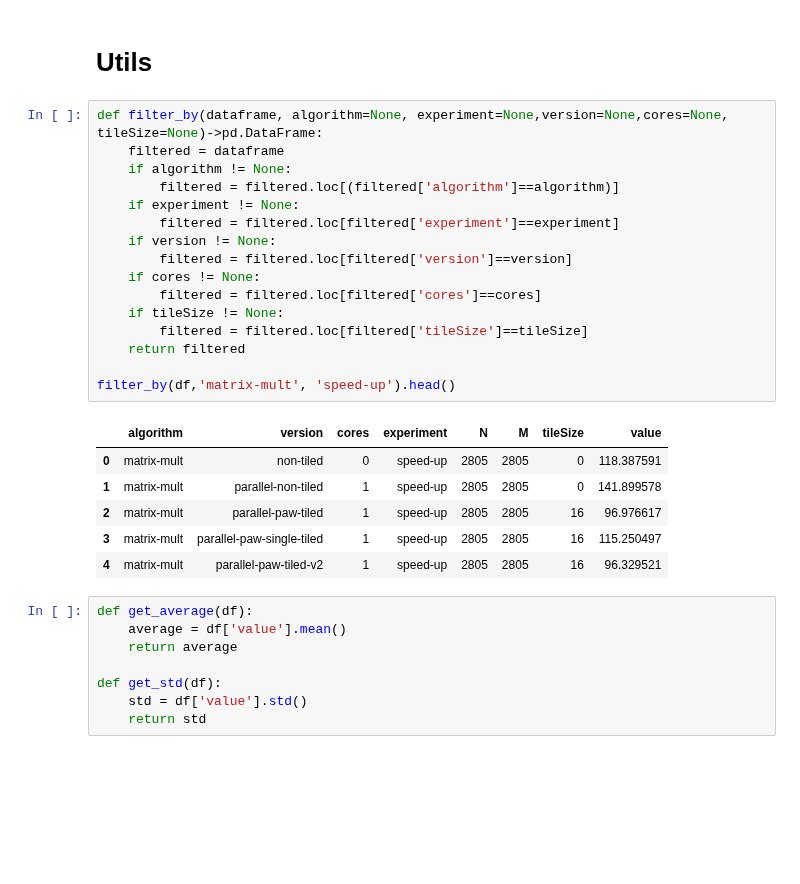
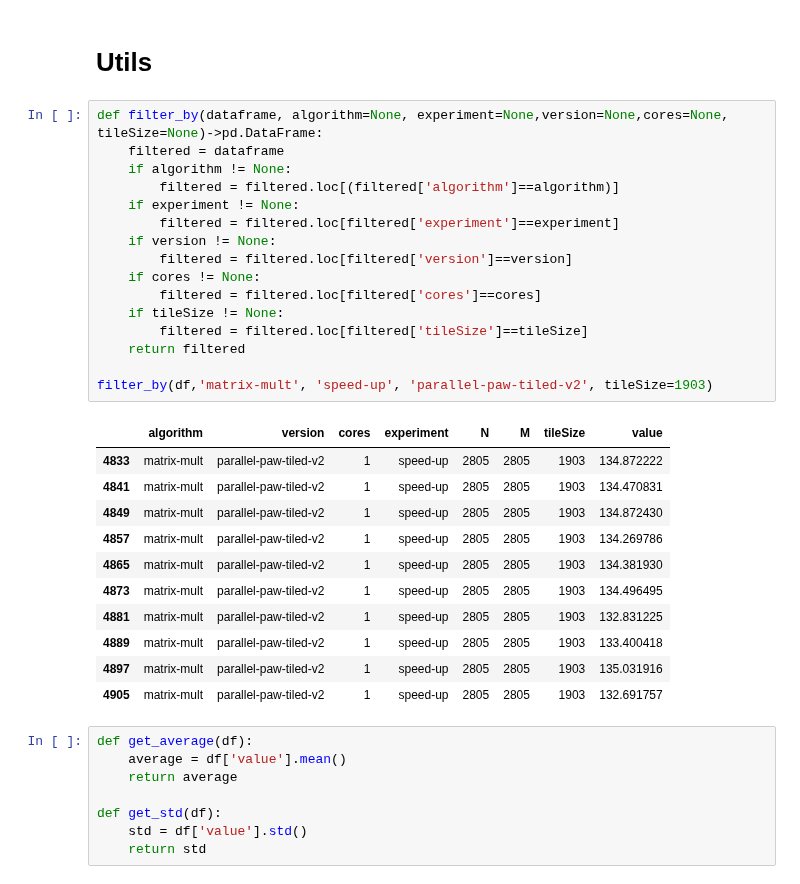
Before and after one commit to mgltorsa/Cetus-Paw-Tiling-Experiments, a Jupyter notebook: tiling/experiments/tileSize/matrix-multiplication/mm-notebook.ipynb, the cells around one changed output. Saved outputs shown, nothing was run; the diff lists cells and outputs as text; blank space fills up the shorter version.

```diff
--- a/tiling/experiments/tileSize/matrix-multiplication/mm-notebook.ipynb
+++ b/tiling/experiments/tileSize/matrix-multiplication/mm-notebook.ipynb
@@ -34,26 +34,31 @@ df
 # %%
 def filter_by(dataframe, algorithm=None, experiment=None,version=None,cores=None, tileSize=None)->pd.DataFrame:
     filtered = dataframe
     if algorithm != None:
         filtered = filtered.loc[(filtered['algorithm']==algorithm)]
     if experiment != None:
         filtered = filtered.loc[filtered['experiment']==experiment]
     if version != None:
         filtered = filtered.loc[filtered['version']==version]
     if cores != None:
         filtered = filtered.loc[filtered['cores']==cores]
     if tileSize != None:
         filtered = filtered.loc[filtered['tileSize']==tileSize]
     return filtered
 
-filter_by(df,'matrix-mult', 'speed-up').head()
+filter_by(df,'matrix-mult', 'speed-up', 'parallel-paw-tiled-v2', tileSize=1903)
 # %% [output]
 |  | algorithm | version | cores | experiment | N | M | tileSize | value |
-| 0 | matrix-mult | non-tiled | 0 | speed-up | 2805 | 2805 | 0 | 118.387591 |
-| 1 | matrix-mult | parallel-non-tiled | 1 | speed-up | 2805 | 2805 | 0 | 141.899578 |
-| 2 | matrix-mult | parallel-paw-tiled | 1 | speed-up | 2805 | 2805 | 16 | 96.976617 |
-| 3 | matrix-mult | parallel-paw-single-tiled | 1 | speed-up | 2805 | 2805 | 16 | 115.250497 |
-| 4 | matrix-mult | parallel-paw-tiled-v2 | 1 | speed-up | 2805 | 2805 | 16 | 96.329521 |
+| 4833 | matrix-mult | parallel-paw-tiled-v2 | 1 | speed-up | 2805 | 2805 | 1903 | 134.872222 |
+| 4841 | matrix-mult | parallel-paw-tiled-v2 | 1 | speed-up | 2805 | 2805 | 1903 | 134.470831 |
+| 4849 | matrix-mult | parallel-paw-tiled-v2 | 1 | speed-up | 2805 | 2805 | 1903 | 134.872430 |
+| 4857 | matrix-mult | parallel-paw-tiled-v2 | 1 | speed-up | 2805 | 2805 | 1903 | 134.269786 |
+| 4865 | matrix-mult | parallel-paw-tiled-v2 | 1 | speed-up | 2805 | 2805 | 1903 | 134.381930 |
+| 4873 | matrix-mult | parallel-paw-tiled-v2 | 1 | speed-up | 2805 | 2805 | 1903 | 134.496495 |
+| 4881 | matrix-mult | parallel-paw-tiled-v2 | 1 | speed-up | 2805 | 2805 | 1903 | 132.831225 |
+| 4889 | matrix-mult | parallel-paw-tiled-v2 | 1 | speed-up | 2805 | 2805 | 1903 | 133.400418 |
+| 4897 | matrix-mult | parallel-paw-tiled-v2 | 1 | speed-up | 2805 | 2805 | 1903 | 135.031916 |
+| 4905 | matrix-mult | parallel-paw-tiled-v2 | 1 | speed-up | 2805 | 2805 | 1903 | 132.691757 |
 # %%
 def get_average(df):
     average = df['value'].mean()
```
Also changed, not shown: parts of 27 cells of this notebook, 9 other files.
